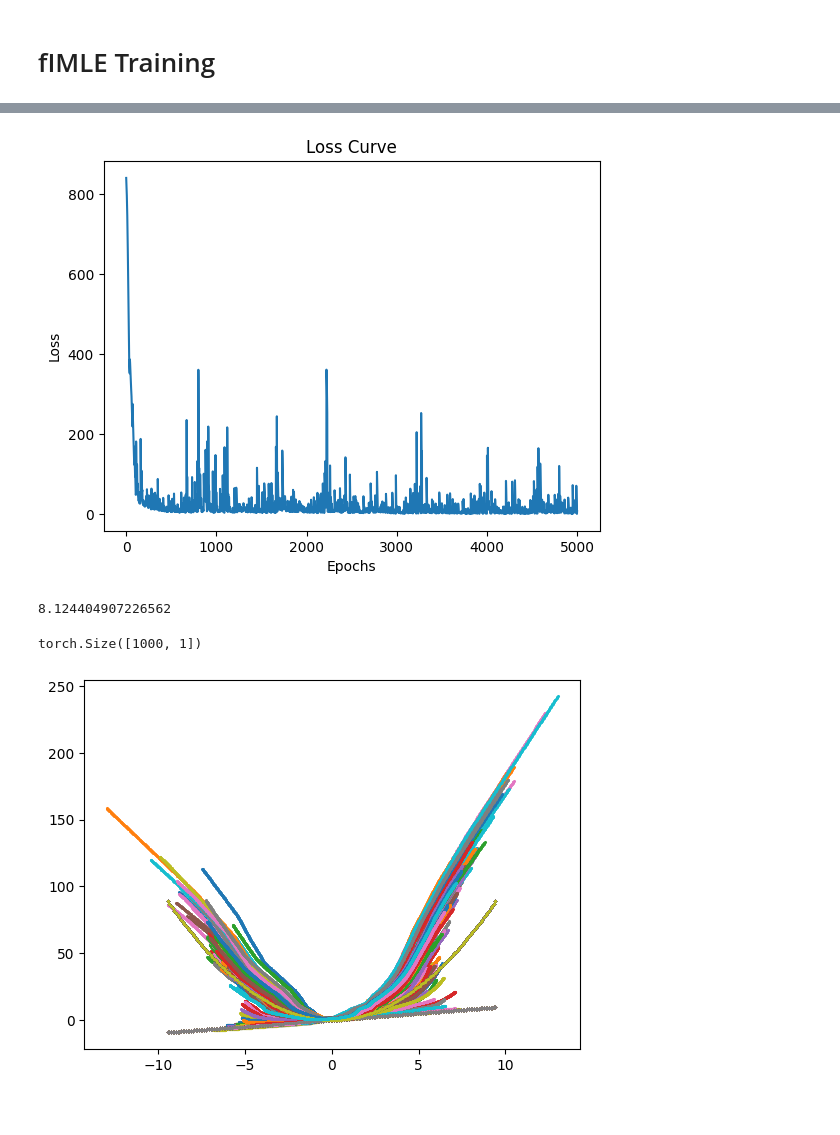
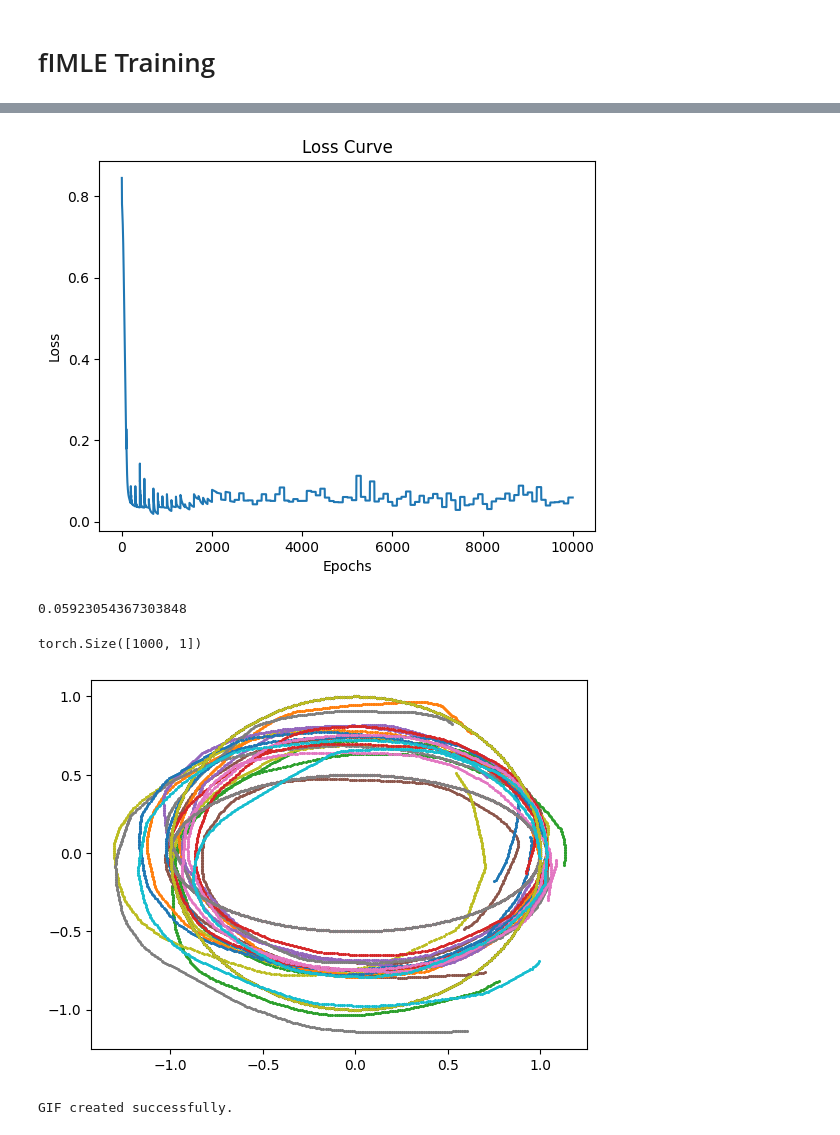
Before and after one commit to rajshreyas922/Human_Pose_Generation, a Jupyter notebook: nD ProvNERF.ipynb, the cells around one changed output, grey strips where cells are left out. Saved outputs shown, nothing was run; the diff lists cells and outputs as text; code cells hidden in the pictures.

```diff
--- a/nD ProvNERF.ipynb
+++ b/nD ProvNERF.ipynb
@@ -14,16 +14,16 @@ np.random.seed(0)
 # Data
 # %%
 def generate_line(n, sign = "+"):
-    t = torch.linspace(-3 * torch.pi, 3 * torch.pi, n)
+    t = torch.linspace(-3, 3, n)
     x = t.view(-1, 1)
     if sign == "+":
-        y = t.view(-1, 1)
+        y = t.view(-1, 1) + 5
     else:
-        y = -t.view(-1, 1)
+        y = -t.view(-1, 1) + 5
     return torch.cat((x, y), dim=1).unsqueeze(0)
 
 def generate_parabola(n, sign = "+"):
-    t = torch.linspace(-3 * torch.pi, 3 * torch.pi, n)
+    t = torch.linspace(-3, 3, n)
     x = (t).view(-1, 1)
     if sign == "+":
         y = (t**2).view(-1, 1)
@@ -37,11 +37,19 @@ def generate_circle(n, r = 1):
     y = (r * torch.sin(t)).view(-1, 1)
     return torch.cat((x, y), dim=1).unsqueeze(0)
 
+def generate_ellipse(n, r1 = 1, r2 = 0.5):
+    t = torch.linspace(-3 * torch.pi, 3 * torch.pi, n)
+    x = (r1 * torch.cos(t)).view(-1, 1)
+    y = (r2 * torch.sin(t)).view(-1, 1)
+    return torch.cat((x, y), dim=1).unsqueeze(0)
+
 def generate_data(n, sign = "+"):
     line = generate_line(n, sign)
+    line2 = generate_line(n, sign = '-')
     parabola = generate_parabola(n, sign)
     circle = generate_circle(n)
-    return torch.concat((line, parabola), dim=0)
+    el = generate_ellipse(n)
+    return torch.concat((el, circle), dim=0)
 
 def plot_data(data):
     data = data.to("cpu").detach().numpy()
@@ -122,11 +130,11 @@ def f_loss(Y, G):
 # %% [markdown]
 # fIMLE Training
 # %%
-epochs = 5000
-staleness = 10
+epochs = 10000
+staleness = 100
 num_Z_samples = 40
 lr = 0.001
-num_points = 200
+num_points = 500
 xdim = 1
 zdim = 5
 # %%
@@ -142,7 +150,7 @@ points shape: torch.Size([2, 200, 2])
 # %%
 H_t = H_theta(input_dim=zdim+1, output_dim=2).to(device)
 optimizer = optim.Adam(H_t.parameters(), lr=lr)
-#scheduler = optim.lr_scheduler.StepLR(optimizer, step_size=2000, gamma=0.1)
+scheduler = optim.lr_scheduler.StepLR(optimizer, step_size=500, gamma=0.1)
 losses = []
 
 for e in tqdm(range(epochs)):
@@ -172,7 +180,7 @@ for e in tqdm(range(epochs)):
     losses.append(loss.item())
     loss.backward()
     optimizer.step()
-    #scheduler.step()
+    scheduler.step()
 
 
 plt.plot(losses)
@@ -182,31 +190,35 @@ plt.title('Loss Curve')
 plt.show()
 print(losses.pop())
 # %% [output]
-[figure, old version]
+[figure, new version]
-8.124404907226562
+0.05923054367303848
 # %%
-t = torch.linspace(- 2*torch.pi, 2*torch.pi, 1000)
+t = torch.linspace(0, 2*torch.pi, 1000)
 t = t.unsqueeze(1).to(device)
 print(t.shape)
 
 
 
 
-for i in range(100):
+for i in range(10):
     Zs = generate_NN_latent_functions(1, xdim, zdim)[0].to(device)
     Z = Zs(t)
     Z = torch.cat((Z, t), dim = 1)
     out = H_t(Z)
     data = points.to("cpu").detach().numpy()
     for i in range(data.shape[0]):
         plt.scatter(data[i, :, 0], data[i, :, 1], s=1.5)
     plt.scatter(out[:, 0].to('cpu').detach().numpy(), out[:, 1].to('cpu').detach().numpy(), s = 1.5)
 plt.show()
 # %% [output]
 torch.Size([1000, 1])
-[figure, old version]
+[figure, new version]
 # %%
+import torch
+import numpy as np
+import matplotlib.pyplot as plt
 import imageio
+from PIL import Image
 
 # Assuming generate_NN_latent_functions, H_t, t, points, xdim, zdim, and device are defined elsewhere
 
@@ -226,16 +238,17 @@ for i in range(100):
     plt.scatter(out[:, 0].to('cpu').detach().numpy(), out[:, 1].to('cpu').detach().numpy(), s=1.5)
 
     # Save the current plot as an image
-    image_path = f'frame_{i:03d}.png'
+    image_path = f'frames/frame_{i:03d}.png'
     plt.savefig(image_path)
     image_paths.append(image_path)
     plt.close()
 
-# Create a GIF from the saved images
-with imageio.get_writer('animation.gif', mode='I', duration=0.1) as writer:
-    for image_path in image_paths:
-        image = imageio.imread(image_path)
-        writer.append_data(image)
+# Create a GIF from the saved images with a longer frame duration
+frame_duration = 300  # Duration for each frame in milliseconds
+
+# Open the images and save as a GIF
+images = [Image.open(image_path) for image_path in image_paths]
+images[0].save('animation.gif', save_all=True, append_images=images[1:], duration=frame_duration, loop=0)
 
 # Optionally, clean up the image files after creating the GIF
 import os
@@ -243,3 +256,5 @@ for image_path in image_paths:
     os.remove(image_path)
 
 print("GIF created successfully.")
+# %% [output]
+GIF created successfully.
```
Also changed, not shown: parts of 1 cell of this notebook.
